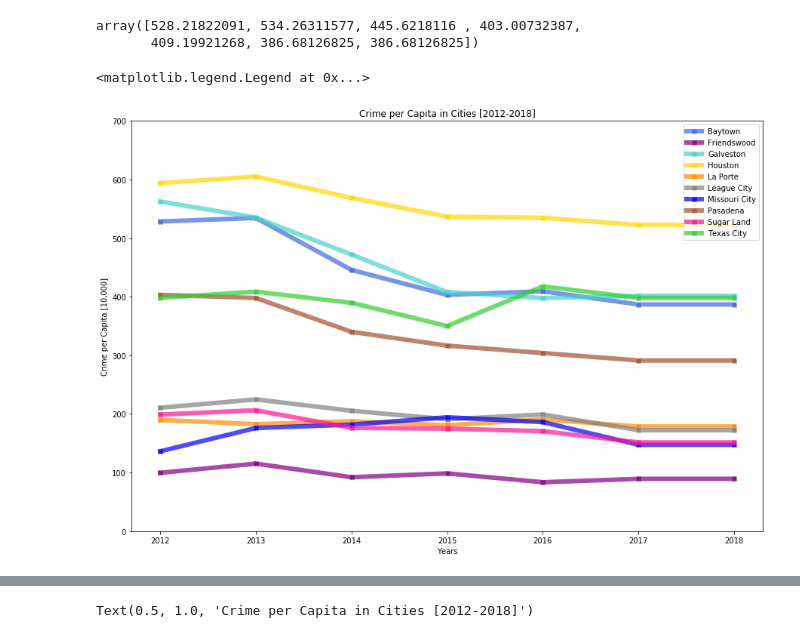
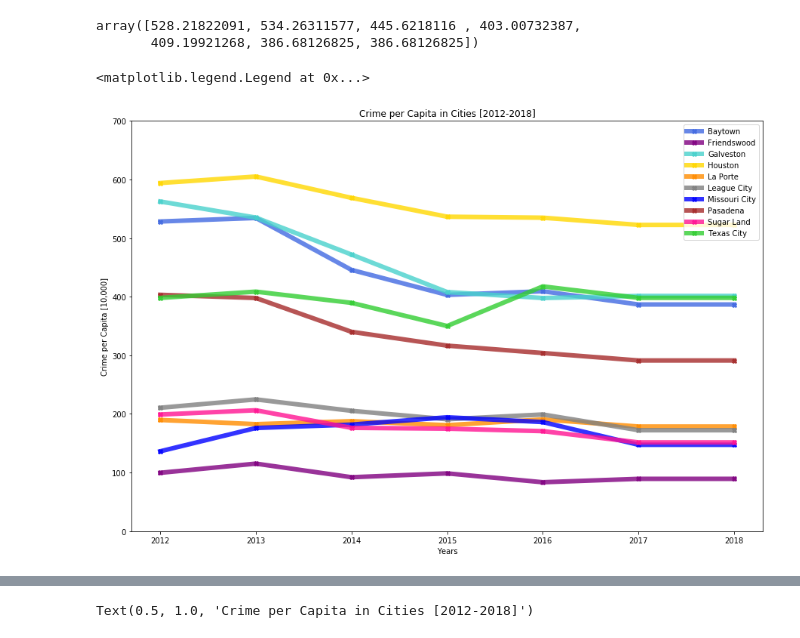
Before and after one commit to andresocorro/project_1, a Jupyter notebook: src_files/CrimeData.ipynb, the cells around one changed output, grey strips where cells are left out. Saved outputs shown, nothing was run; the diff lists cells and outputs as text; code cells hidden in the pictures.

```diff
--- a/src_files/CrimeData.ipynb
+++ b/src_files/CrimeData.ipynb
@@ -198,39 +200,24 @@ total_lst = []
 violent_lst = []
 property_lst = []
 # %%
-# # Graphing parameters
-# plt.figure(figsize =(15,10))
-# plt.ylim(0,700)
-# # Graph line graph of crime per capita of cities in question
-# ax = plt.gca()
-# for city in city_list:
-#     filter_city_df = crime_graph_df.loc[crime_graph_df['City'] == city]
-#     color = next(ax._get_lines.prop_cycler)['color']
-#     plt.plot(filter_city_df['Year'],filter_city_df['Total Crime Per Capita [10,000]'], label=city, color=color, alpha = .8, linewidth = 10, marker="X")
-# # Labels for map
-# plt.xlabel("Years")
-# plt.ylabel("Crime per Capita [10,000]")
-# plt.title("Crime per Capita in Cities [2012-2018]")
-# plt.legend(loc="best")
+# Graphing parameters
+plt.figure(figsize =(15,10))
+plt.ylim(0,700)
+# Graph line graph of crime per capita of cities in question
+colors = ["royalblue", "purple", "mediumturquoise", "gold", "darkorange", "grey", "blue", "brown", "deeppink", "limegreen"]
+
+for i, city in enumerate(city_list):
+   filter_city_df = crime_graph_df.loc[crime_graph_df['City'] == city]
+   plt.plot(filter_city_df['Year'],filter_city_df['Total Crime Per Capita [10,000]'], color=colors[i], linestyle='solid', label=city, alpha = .8, linewidth = 6, marker="X")
+
+# Labels for map
+plt.xlabel("Years")
+plt.ylabel("Crime per Capita [10,000]")
+plt.title("Crime per Capita in Cities [2012-2018]")
+plt.legend(loc="best")
+# %% [output]
+<matplotlib.legend.Legend at 0x...>
+[figure, added]
-# %%
-# Graphing parameters
-plt.figure(figsize =(15,10))
-plt.ylim(0,700)
-# Graph line graph of crime per capita of cities in question
-colors = ["royalblue", "purple", "mediumturquoise", "gold", "darkorange", "grey", "blue", "sienna", "deeppink", "limegreen"]
-
-for i, city in enumerate(city_list):
-   filter_city_df = crime_graph_df.loc[crime_graph_df['City'] == city]
-   plt.plot(filter_city_df['Year'],filter_city_df['Total Crime Per Capita [10,000]'], color=colors[i], linestyle='solid', label=city, alpha = .7, linewidth = 6, marker="X")
-
-# Labels for map
-plt.xlabel("Years")
-plt.ylabel("Crime per Capita [10,000]")
-plt.title("Crime per Capita in Cities [2012-2018]")
-plt.legend(loc="best")
-# %% [output]
-<matplotlib.legend.Legend at 0x...>
-[figure, removed]
 # %%
 # Obtaining means for different types of crime and appending to a list
 for city in city_list:
```
Also changed, not shown: parts of 7 cells of this notebook.
